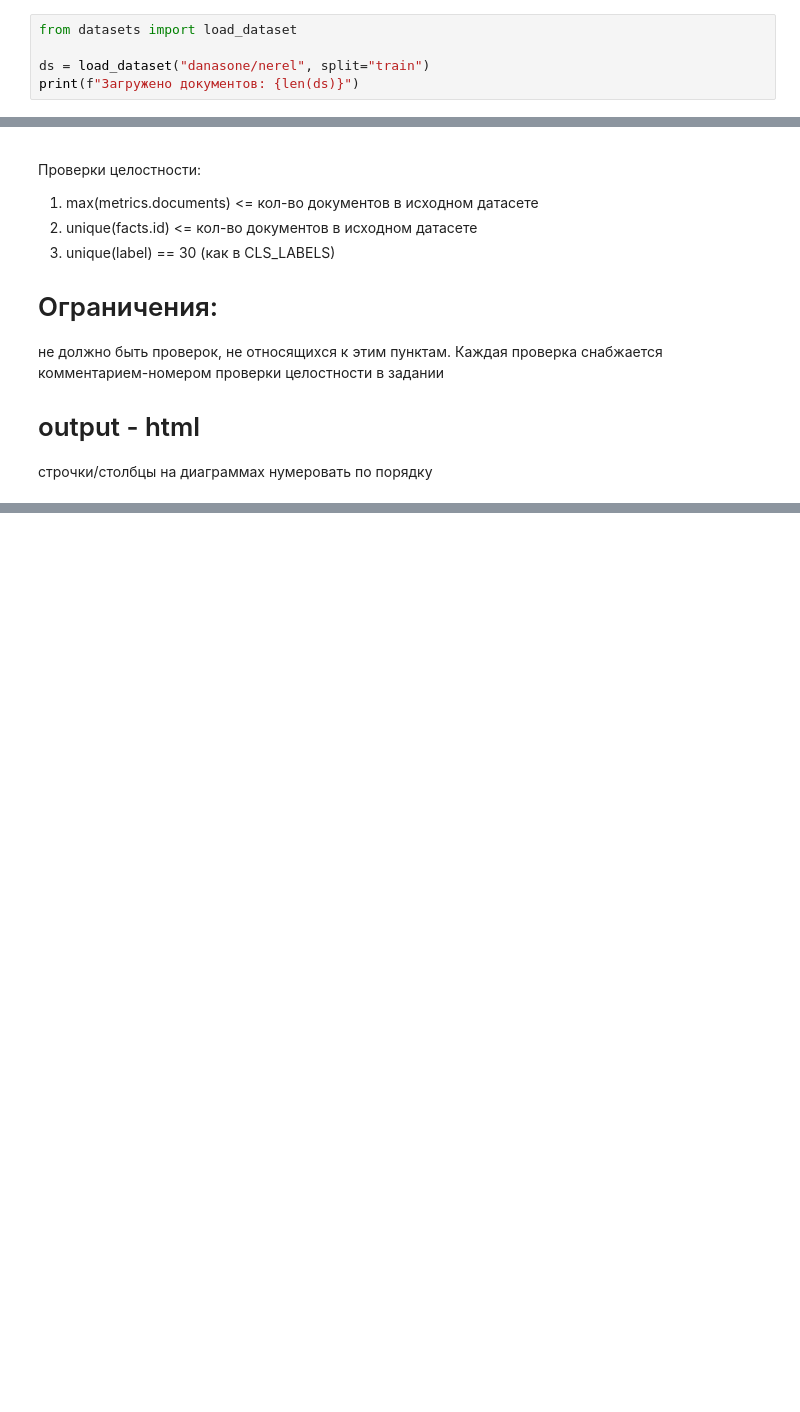
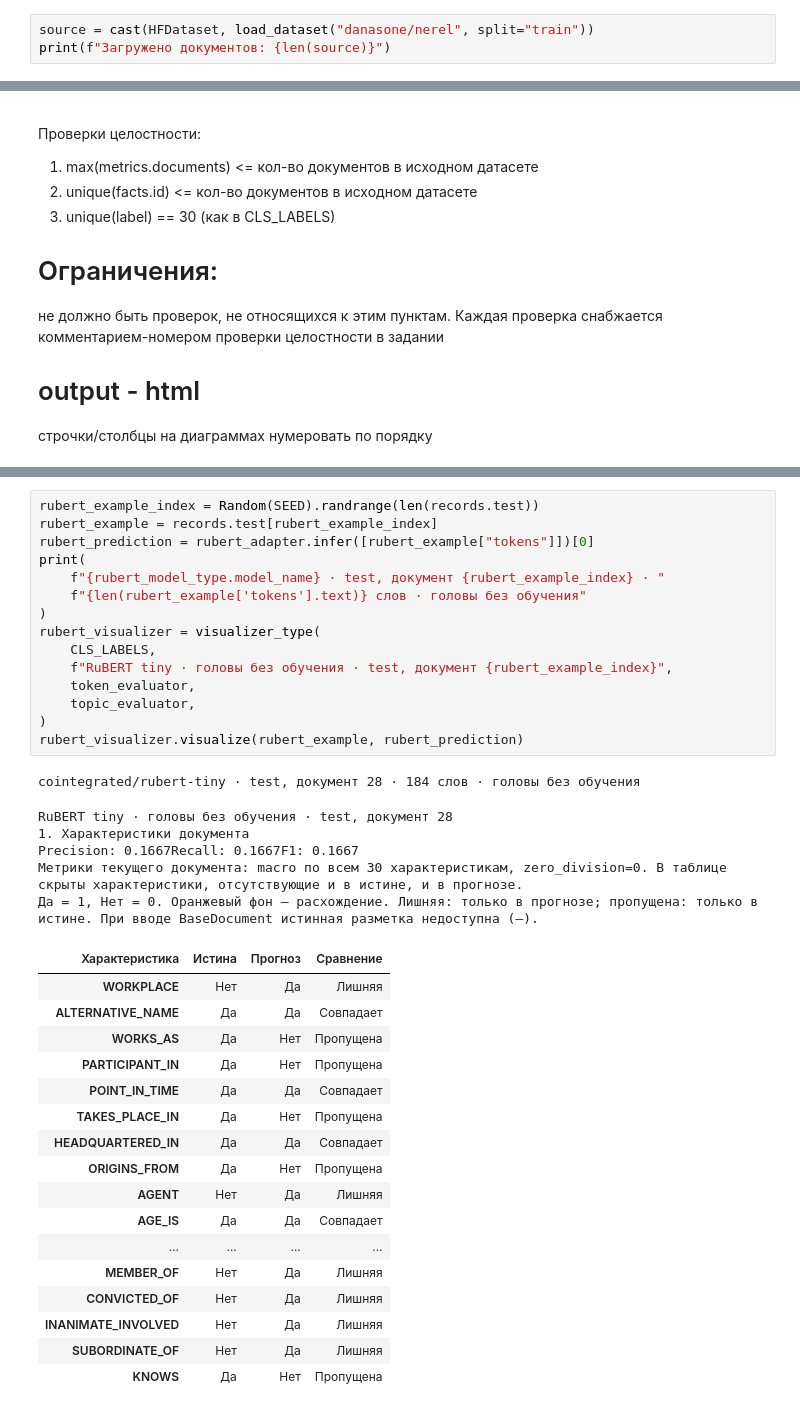
Before and after one commit to Dmitri00/NLP_NERel_project, a Jupyter notebook: NEREL_MultiTask_Notebook.ipynb, the cells around one changed output, grey strips where cells are left out. Saved outputs shown, nothing was run; the diff lists cells and outputs as text; blank space fills up the shorter version.

```diff
--- a/NEREL_MultiTask_Notebook.ipynb
+++ b/NEREL_MultiTask_Notebook.ipynb
@@ -32,7 +84,5 @@
 # %%
-from datasets import load_dataset
-
-ds = load_dataset("danasone/nerel", split="train")
-print(f"Загружено документов: {len(ds)}")
+source = cast(HFDataset, load_dataset("danasone/nerel", split="train"))
+print(f"Загружено документов: {len(source)}")
 # %% [output]
 Загружено документов: 746
@@ -1909,0 +1081,39 @@ class JointModel(nn.Module):
+# %%
+rubert_example_index = Random(SEED).randrange(len(records.test))
+rubert_example = records.test[rubert_example_index]
+rubert_prediction = rubert_adapter.infer([rubert_example["tokens"]])[0]
+print(
+    f"{rubert_model_type.model_name} · test, документ {rubert_example_index} · "
+    f"{len(rubert_example['tokens'].text)} слов · головы без обучения"
+)
+rubert_visualizer = visualizer_type(
+    CLS_LABELS,
+    f"RuBERT tiny · головы без обучения · test, документ {rubert_example_index}",
+    token_evaluator,
+    topic_evaluator,
+)
+rubert_visualizer.visualize(rubert_example, rubert_prediction)
+# %% [output]
+cointegrated/rubert-tiny · test, документ 28 · 184 слов · головы без обучения
+RuBERT tiny · головы без обучения · test, документ 28
+1. Характеристики документа
+Precision: 0.1667Recall: 0.1667F1: 0.1667
+Метрики текущего документа: macro по всем 30 характеристикам, zero_division=0. В таблице скрыты характеристики, отсутствующие и в истине, и в прогнозе.
+Да = 1, Нет = 0. Оранжевый фон — расхождение. Лишняя: только в прогнозе; пропущена: только в истине. При вводе BaseDocument истинная разметка недоступна (—).
+| Характеристика | Истина | Прогноз | Сравнение |
+| WORKPLACE | Нет | Да | Лишняя |
+| ALTERNATIVE_NAME | Да | Да | Совпадает |
+| WORKS_AS | Да | Нет | Пропущена |
+| PARTICIPANT_IN | Да | Нет | Пропущена |
+| POINT_IN_TIME | Да | Да | Совпадает |
+| TAKES_PLACE_IN | Да | Нет | Пропущена |
+| HEADQUARTERED_IN | Да | Да | Совпадает |
+| ORIGINS_FROM | Да | Нет | Пропущена |
+| AGENT | Нет | Да | Лишняя |
+| AGE_IS | Да | Да | Совпадает |
+| ... | ... | ... | ... |
+| MEMBER_OF | Нет | Да | Лишняя |
+| CONVICTED_OF | Нет | Да | Лишняя |
+| INANIMATE_INVOLVED | Нет | Да | Лишняя |
+| SUBORDINATE_OF | Нет | Да | Лишняя |
+| KNOWS | Да | Нет | Пропущена |
```
Also changed, not shown: parts of 82 cells of this notebook, 2 other files.
